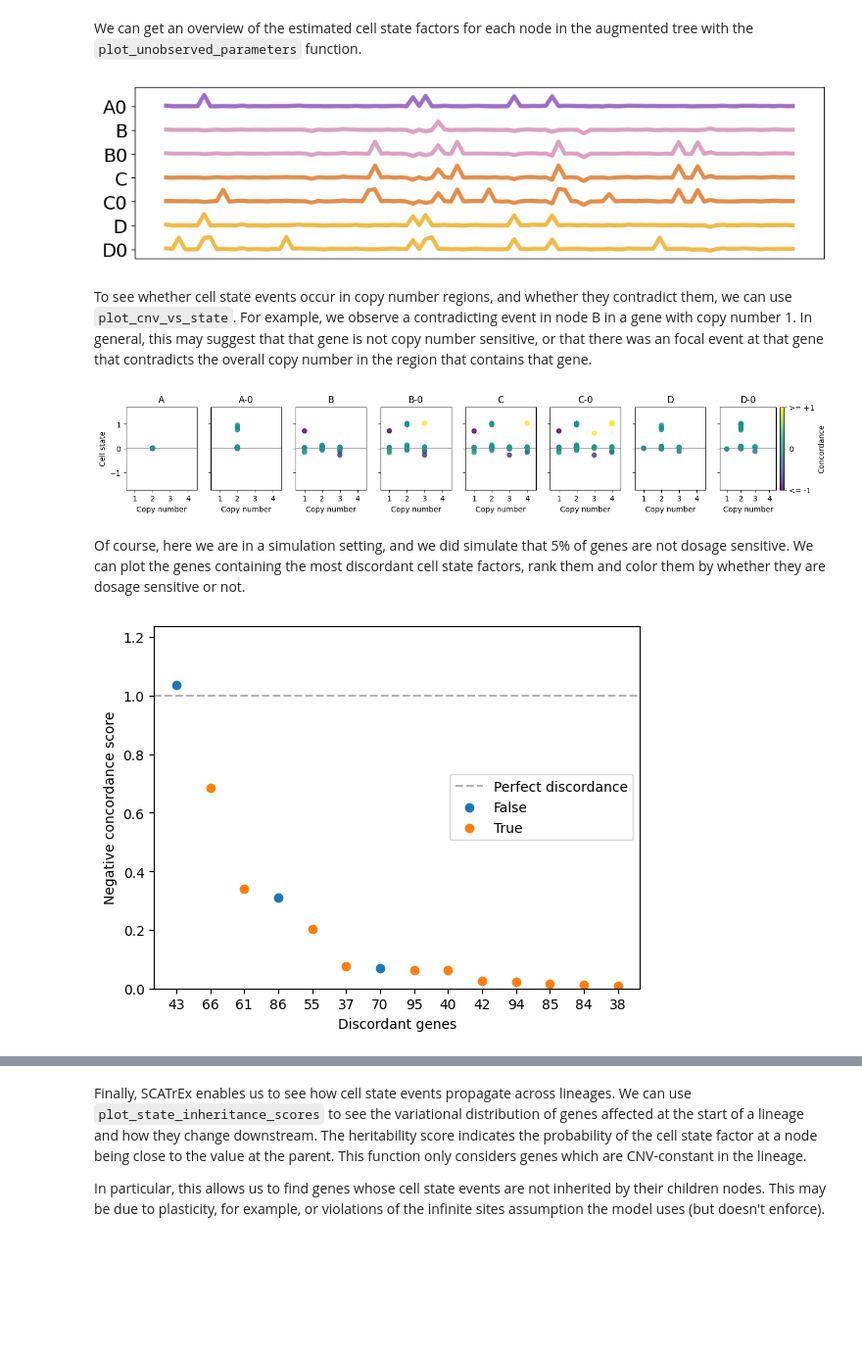
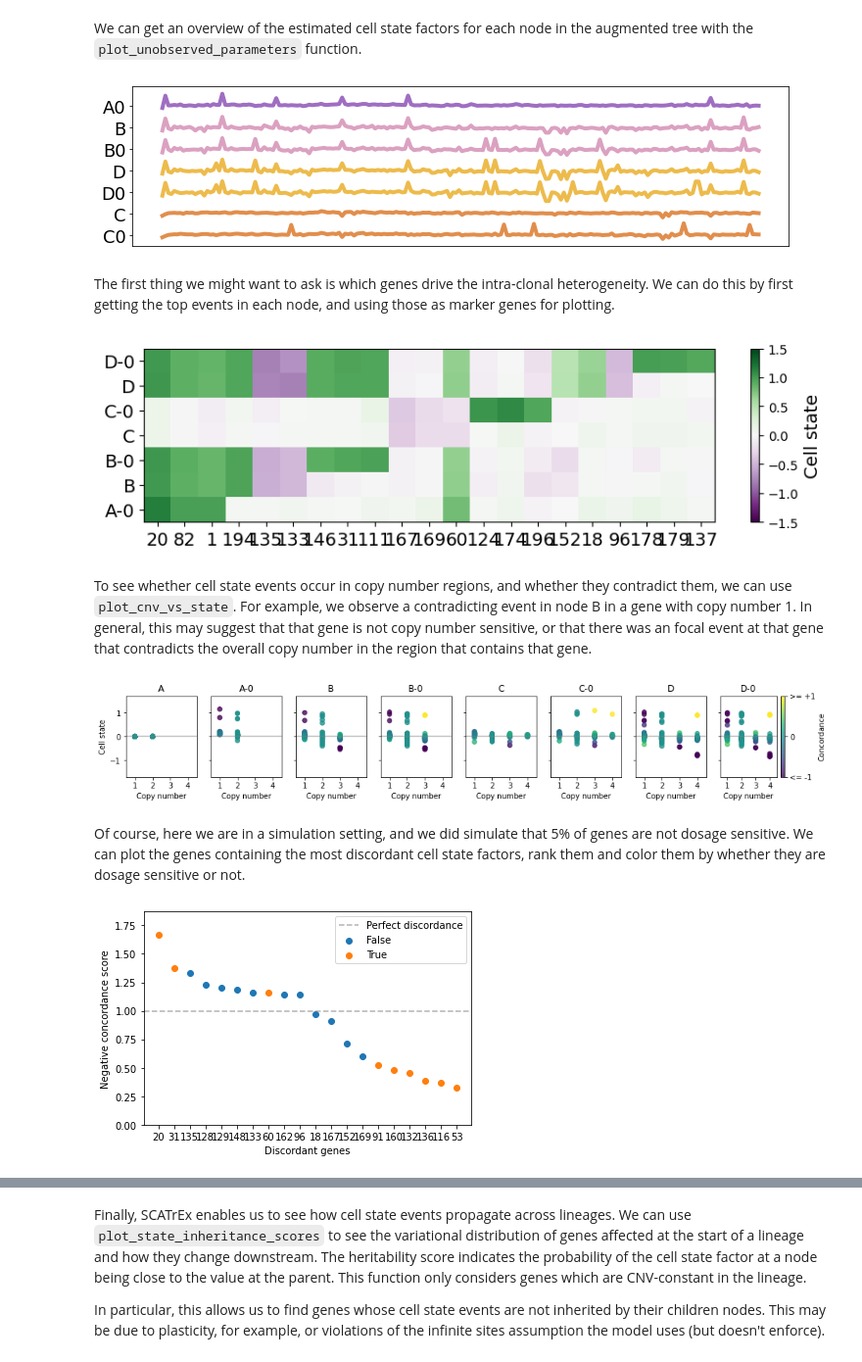
Before and after one commit to cbg-ethz/SCATrEx, a Jupyter notebook: notebooks/tutorial.ipynb, the cells around one changed output, grey strips where cells are left out. Shown: that part at 98% size. Cells and saved outputs as stored; diff of their text form; code cells hidden in the pictures; blank space fills up the shorter version.

```diff
--- a/notebooks/tutorial.ipynb
+++ b/notebooks/tutorial.ipynb
@@ -91 +70,31 @@ INFO:scatrex.scatrex:2-projected data are stored in `self.pca` and projection ma
+# %%
+seed = 123
+args = dict(num_global_noise_factors=0, unobserved_factors_kernel_concentration=1e-2,
+            unobserved_factors_kernel_rate=1.)
+sca = scatrex.SCATrEx(model=models.cna, model_args=args)
+sca.model_args = args
+sca.add_data(sim_sca.adata.raw.to_adata())
+sca.set_observed_tree(sim_sca.observed_tree)
+
+MOVE_WEIGHTS = {
+    "add": 1,
+    "merge": 5.0,
+    "prune_reattach": 1.0,
+    "pivot_reattach": 1.0,
+    "swap": 1.0,
+    "add_reattach_pivot": 1.0,
+    "subtree_reattach": 0.5,
+    "push_subtree": 1.0,
+    "extract_pivot": 1.0,
+    "subtree_pivot_reattach": 0.5,
+    "perturb_node": 1,
+    "perturb_globals": 1,
+    "optimize_node": 1,
+    "transfer_factor": 0.5,
+    "transfer_unobserved": 0.5,
+}
+
+search_kwargs = {'n_iters': 500, 'n_iters_elbo': 150, 'local': True, 'move_weights': MOVE_WEIGHTS,
+                'mb_size': 256,}
+sca.learn_tree(reset=True, seed=seed, search_kwargs=search_kwargs)
 # %%
@@ -97,7 +108,36 @@ We can get an overview of the estimated cell state factors for each node in the
 # %%
 sca.plot_unobserved_parameters(estimated=True, figsize=(12,3), step=2)
 # %% [output]
-[figure, old version]
+[figure, new version]
+# %% [markdown]
+The first thing we might want to ask is which genes drive the intra-clonal heterogeneity. We can do this by first getting the top events in each node, and using those as marker genes for plotting.
+# %%
+# Top 5 cell state events
+top_5_genes = dict()
+nodes = sca.ntssb.get_nodes()[1:]
+nodes = np.array(nodes)[np.argsort([n.label for n in nodes])]
+for node in nodes:
+    unobs = node.variational_parameters["locals"]["unobserved_factors_mean"]
+    unobs_parent = node.parent().variational_parameters["locals"]["unobserved_factors_mean"]
+    top_5_genes[node.label] = np.argsort(np.abs(unobs-unobs_parent))[::-1][:3]
+all_top_5_genes = [item for sublist in top_5_genes.values() for item in sublist]
+
+# Drop duplicates
+all_top_5_genes = list(dict.fromkeys(all_top_5_genes))
+
+mat = np.zeros((len(top_5_genes),len(all_top_5_genes)))
+for i, node in enumerate(top_5_genes):
+    mat[i] = sca.ntssb.node_dict[node]['node'].variational_parameters["locals"]["unobserved_factors_mean"][all_top_5_genes]
+
+plt.figure(figsize=(10,2.5), dpi=100)
+plt.pcolormesh(mat, vmax=1.5, vmin=-1.5, cmap="PRGn")
+plt.yticks(np.arange(0.5,mat.shape[0]+0.5), labels=list(top_5_genes.keys()), fontsize=14)
+plt.xticks(np.arange(0.5,mat.shape[1]+0.5), labels=sca.adata.var_names[all_top_5_genes], fontsize=14)
+cb = plt.colorbar()
+cb.ax.set_ylabel('Cell state', fontsize=14)
+plt.show()
+# %% [output]
+[figure, added]
 # %% [markdown]
 To see whether cell state events occur in copy number regions, and whether they contradict them, we can use `plot_cnv_vs_state`. For example, we observe a contradicting event in node B in a gene with copy number 1. In general, this may suggest that that gene is not copy number sensitive, or that there was an focal event at that gene that contradicts the overall copy number in the region that contains that gene.
 # %%
@@ -109,17 +149,17 @@ nodes = sorted(list(cnv_state.keys()))
 sca.plot_cnv_vs_state(nodes, mapping=cnv_state,
                   state_range=[-1.5,1.5], figsize=(16,2), alpha=0.8, concordances=concordances)
 # %% [output]
-[figure, old version]
+[figure, new version]
 # %% [markdown]
 Of course, here we are in a simulation setting, and we did simulate that 5% of genes are not dosage sensitive. We can plot the genes containing the most discordant cell state factors, rank them and color them by whether they are dosage sensitive or not.
 # %%
-is_dosage_sensitive = np.array([True] * 100)
+is_dosage_sensitive = np.array([True] * 200)
 is_dosage_sensitive[sim_sca.ntssb.root['node'].root['node'].inert_genes] = False
 # %%
 # We can also rank the most discordant events across the whole tree
 sorted_discordant_genes, sorted_concordances, sorted_nodes  = sca.get_discordant_genes(concordances)
 sca.plot_discordant_genes(sorted_discordant_genes, sorted_concordances, sorted_nodes=None,
-                          gene_annots=is_dosage_sensitive)
+                          gene_annots=is_dosage_sensitive,top=20)
 # %% [output]
-[figure, old version]
+[figure, new version]
 # %% [markdown]
```
Also changed, not shown: parts of 15 cells of this notebook.
